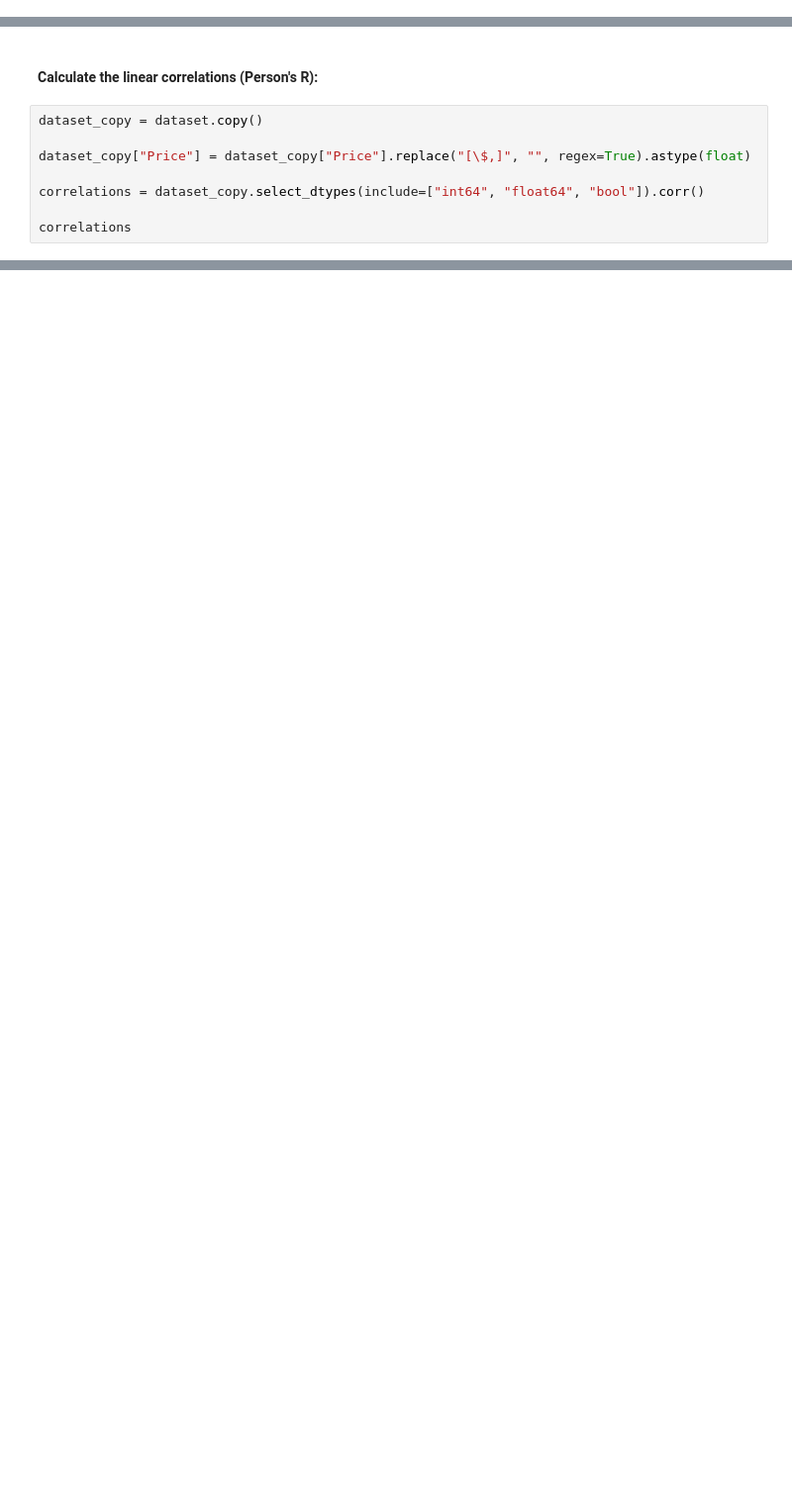
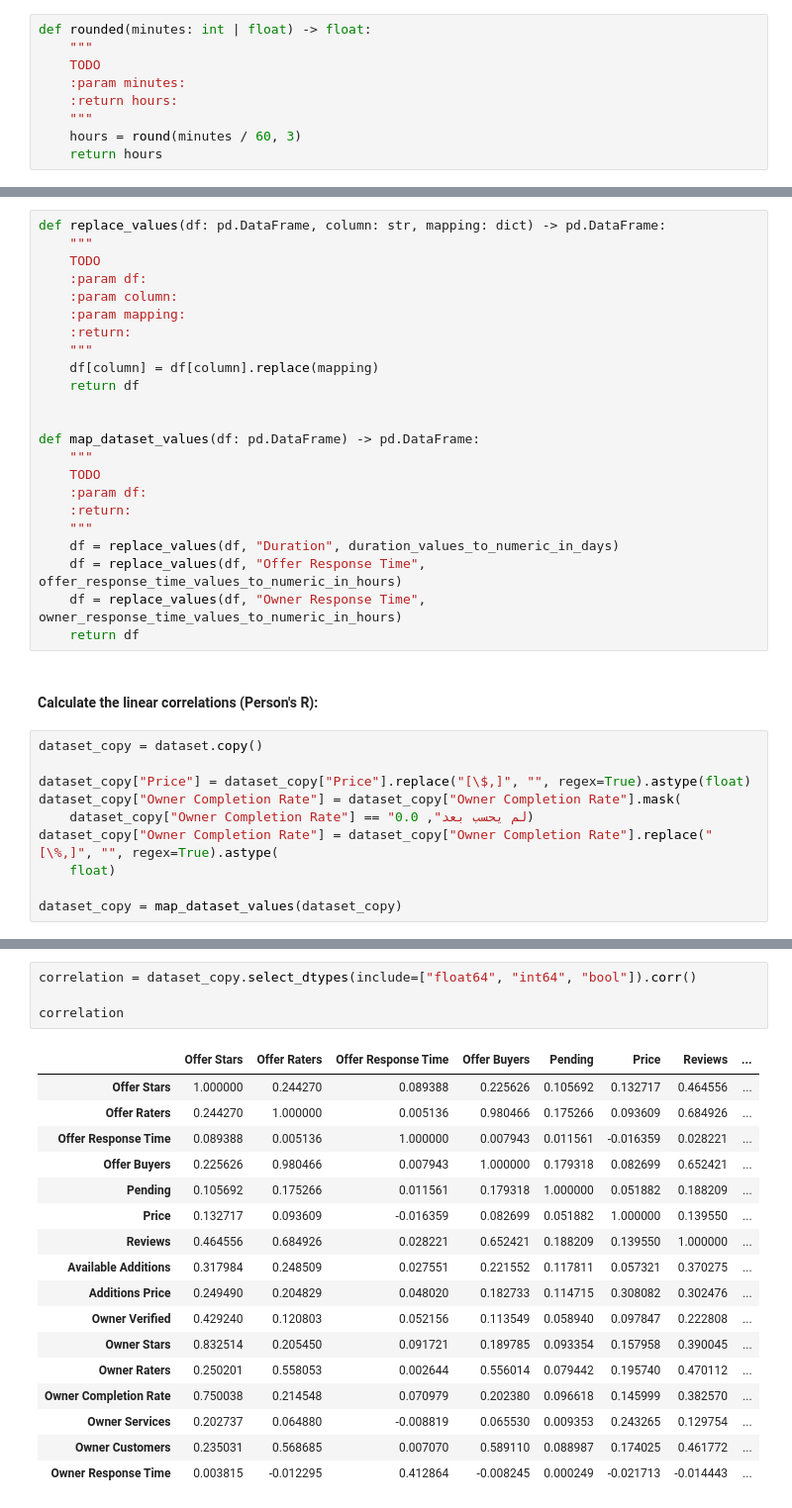
Before and after one commit to IsmaelMousa/khamsat-predictor, a Jupyter notebook: notebooks/eda.ipynb, the cells around one changed output, grey strips where cells are left out. Shown at 99% size. Cells and saved outputs as stored; diff of their text form; blank space fills up the shorter version.

```diff
--- a/notebooks/eda.ipynb
+++ b/notebooks/eda.ipynb
@@ -349,3 +353,12 @@ $45.00      10
 Name: count, dtype: int64
 # %%
 # TODO: plot the above.
+# %%
+def rounded(minutes: int | float) -> float:
+    """
+    TODO
+    :param minutes:
+    :return hours:
+    """
+    hours = round(minutes / 60, 3)
+    return hours
@@ -352,10 +600,35 @@ Name: count, dtype: int64
+# %%
+def replace_values(df: pd.DataFrame, column: str, mapping: dict) -> pd.DataFrame:
+    """
+    TODO
+    :param df:
+    :param column:
+    :param mapping:
+    :return:
+    """
+    df[column] = df[column].replace(mapping)
+    return df
+
+
+def map_dataset_values(df: pd.DataFrame) -> pd.DataFrame:
+    """
+    TODO
+    :param df:
+    :return:
+    """
+    df = replace_values(df, "Duration", duration_values_to_numeric_in_days)
+    df = replace_values(df, "Offer Response Time", offer_response_time_values_to_numeric_in_hours)
+    df = replace_values(df, "Owner Response Time", owner_response_time_values_to_numeric_in_hours)
+    return df
 # %% [markdown]
 #### Calculate the linear correlations (Person's R):
 # %%
 dataset_copy = dataset.copy()
 
 dataset_copy["Price"] = dataset_copy["Price"].replace("[\$,]", "", regex=True).astype(float)
+dataset_copy["Owner Completion Rate"] = dataset_copy["Owner Completion Rate"].mask(
+    dataset_copy["Owner Completion Rate"] == "لم يحسب بعد", 0.0)
+dataset_copy["Owner Completion Rate"] = dataset_copy["Owner Completion Rate"].replace("[\%,]", "", regex=True).astype(
+    float)
 
-correlations = dataset_copy.select_dtypes(include=["int64", "float64", "bool"]).corr()
-
-correlations
+dataset_copy = map_dataset_values(dataset_copy)
@@ -377 +635,23 @@ correlations
+# %%
+correlation = dataset_copy.select_dtypes(include=["float64", "int64", "bool"]).corr()
+
+correlation
+# %% [output]
+|  | Offer Stars | Offer Raters | Offer Response Time | Offer Buyers | Pending | Price | Reviews | ... |
+| Offer Stars | 1.000000 | 0.244270 | 0.089388 | 0.225626 | 0.105692 | 0.132717 | 0.464556 | ... |
+| Offer Raters | 0.244270 | 1.000000 | 0.005136 | 0.980466 | 0.175266 | 0.093609 | 0.684926 | ... |
+| Offer Response Time | 0.089388 | 0.005136 | 1.000000 | 0.007943 | 0.011561 | -0.016359 | 0.028221 | ... |
+| Offer Buyers | 0.225626 | 0.980466 | 0.007943 | 1.000000 | 0.179318 | 0.082699 | 0.652421 | ... |
+| Pending | 0.105692 | 0.175266 | 0.011561 | 0.179318 | 1.000000 | 0.051882 | 0.188209 | ... |
+| Price | 0.132717 | 0.093609 | -0.016359 | 0.082699 | 0.051882 | 1.000000 | 0.139550 | ... |
+| Reviews | 0.464556 | 0.684926 | 0.028221 | 0.652421 | 0.188209 | 0.139550 | 1.000000 | ... |
+| Available Additions | 0.317984 | 0.248509 | 0.027551 | 0.221552 | 0.117811 | 0.057321 | 0.370275 | ... |
+| Additions Price | 0.249490 | 0.204829 | 0.048020 | 0.182733 | 0.114715 | 0.308082 | 0.302476 | ... |
+| Owner Verified | 0.429240 | 0.120803 | 0.052156 | 0.113549 | 0.058940 | 0.097847 | 0.222808 | ... |
+| Owner Stars | 0.832514 | 0.205450 | 0.091721 | 0.189785 | 0.093354 | 0.157958 | 0.390045 | ... |
+| Owner Raters | 0.250201 | 0.558053 | 0.002644 | 0.556014 | 0.079442 | 0.195740 | 0.470112 | ... |
+| Owner Completion Rate | 0.750038 | 0.214548 | 0.070979 | 0.202380 | 0.096618 | 0.145999 | 0.382570 | ... |
+| Owner Services | 0.202737 | 0.064880 | -0.008819 | 0.065530 | 0.009353 | 0.243265 | 0.129754 | ... |
+| Owner Customers | 0.235031 | 0.568685 | 0.007070 | 0.589110 | 0.088987 | 0.174025 | 0.461772 | ... |
+| Owner Response Time | 0.003815 | -0.012295 | 0.412864 | -0.008245 | 0.000249 | -0.021713 | -0.014443 | ... |
 # %%
```
Also changed, not shown: parts of 5 cells of this notebook.
